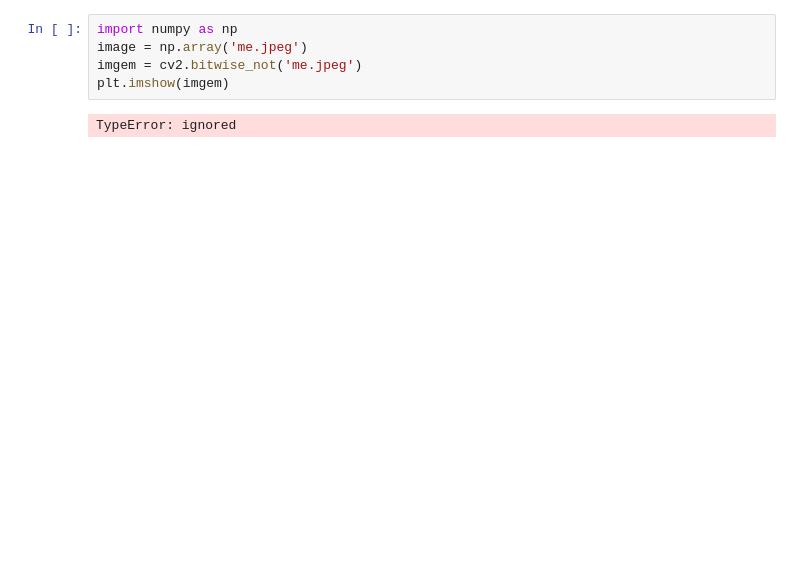
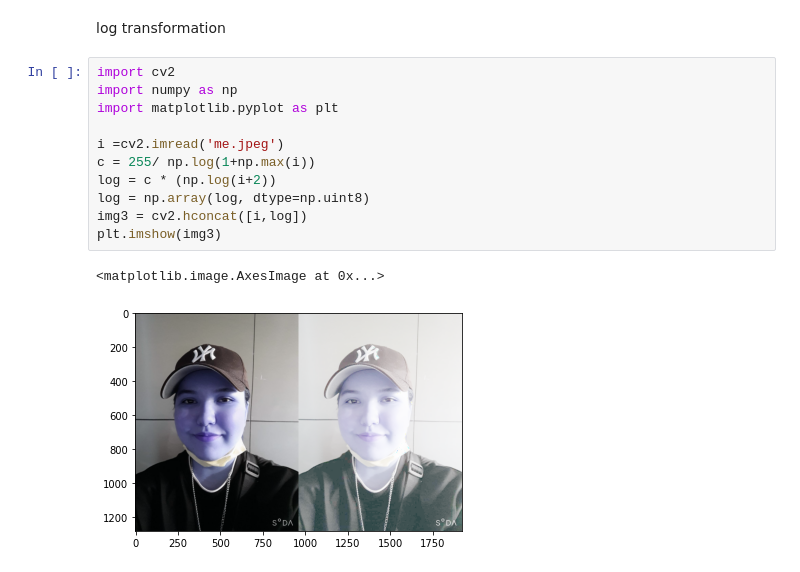
Before and after one commit to SantaNotBarbara/lab-1, a Jupyter notebook: Untitled4.ipynb, the cells around one changed output. Saved outputs shown, nothing was run; the diff lists cells and outputs as text; blank space fills up the shorter version.

```diff
--- a/Untitled4.ipynb
+++ b/Untitled4.ipynb
@@ -112,7 +65,16 @@ plt.show()
-# %%
-import numpy as np
-image = np.array('me.jpeg')
-imgem = cv2.bitwise_not('me.jpeg')
-plt.imshow(imgem)
-# %% [output]
-TypeError: ignored
+# %% [markdown]
+log transformation
+# %%
+import cv2
+import numpy as np
+import matplotlib.pyplot as plt
+
+i =cv2.imread('me.jpeg')
+c = 255/ np.log(1+np.max(i))
+log = c * (np.log(i+2))
+log = np.array(log, dtype=np.uint8)
+img3 = cv2.hconcat([i,log])
+plt.imshow(img3)
+# %% [output]
+<matplotlib.image.AxesImage at 0x...>
+[figure, added]
```
Also changed, not shown: parts of 10 cells of this notebook.
